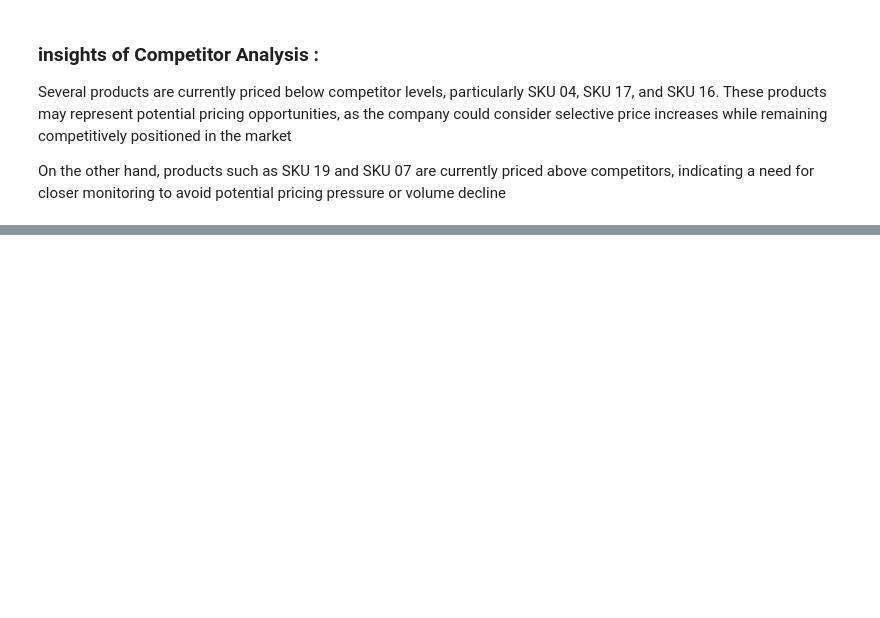
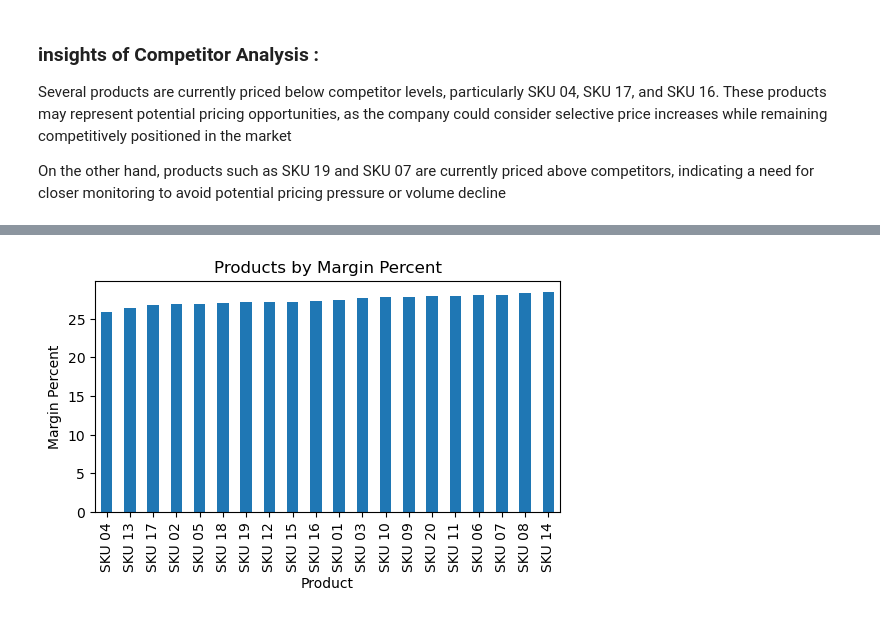
Before and after one commit to sigitsuharyadi88/pricing-optimization-analysis, a Jupyter notebook: notebook/pricing-optimization-analyst.ipynb, the cells around one changed output, grey strips where cells are left out. Saved outputs shown, nothing was run; the diff lists cells and outputs as text; code cells hidden in the pictures; blank space fills up the shorter version.

```diff
--- a/notebook/pricing-optimization-analyst.ipynb
+++ b/notebook/pricing-optimization-analyst.ipynb
@@ -127,0 +169,17 @@ On the other hand, products such as SKU 19 and SKU 07 are currently priced above
+# %%
+product_margin = (
+    df.groupby("Product")
+    .agg({
+        "Revenue":"sum",
+        "Profit":"sum"
+    }))
+
+product_margin["MarginPercent"] = (
+    product_margin["Profit"]
+    /
+    product_margin["Revenue"]
+) * 100
+
+
+
+product_margin.sort_values("MarginPercent")
@@ -127,0 +205,11 @@ On the other hand, products such as SKU 19 and SKU 07 are currently priced above
+# %%
+product_margin["MarginPercent"] \
+    .sort_values() \
+    .plot(kind="bar", figsize=(6,3))
+
+plt.title("Products by Margin Percent")
+plt.ylabel("Margin Percent")
+
+plt.show()
+# %% [output]
+[figure, added]
```
Also changed, not shown: parts of 16 cells of this notebook.
